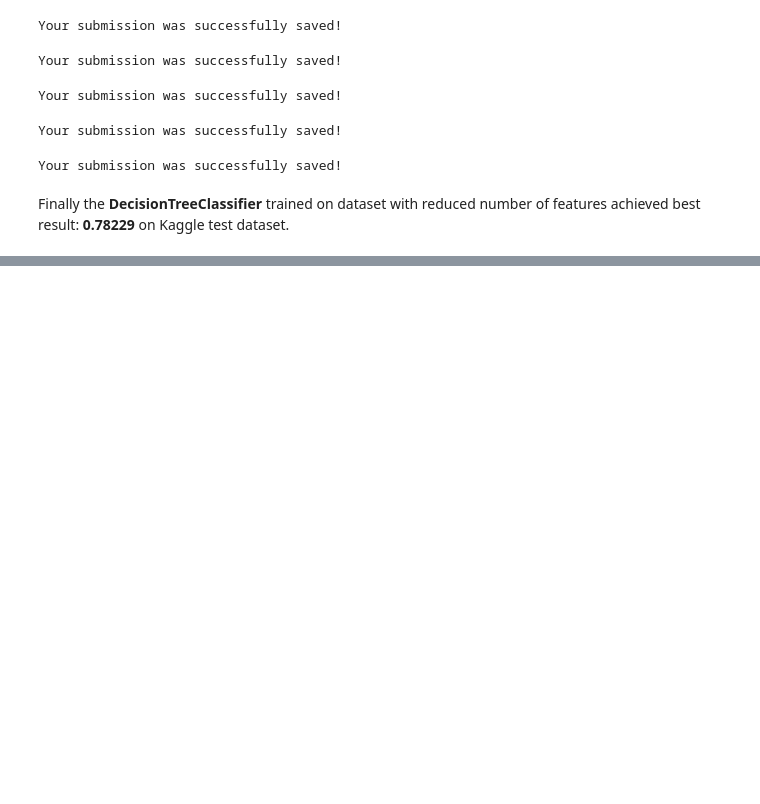
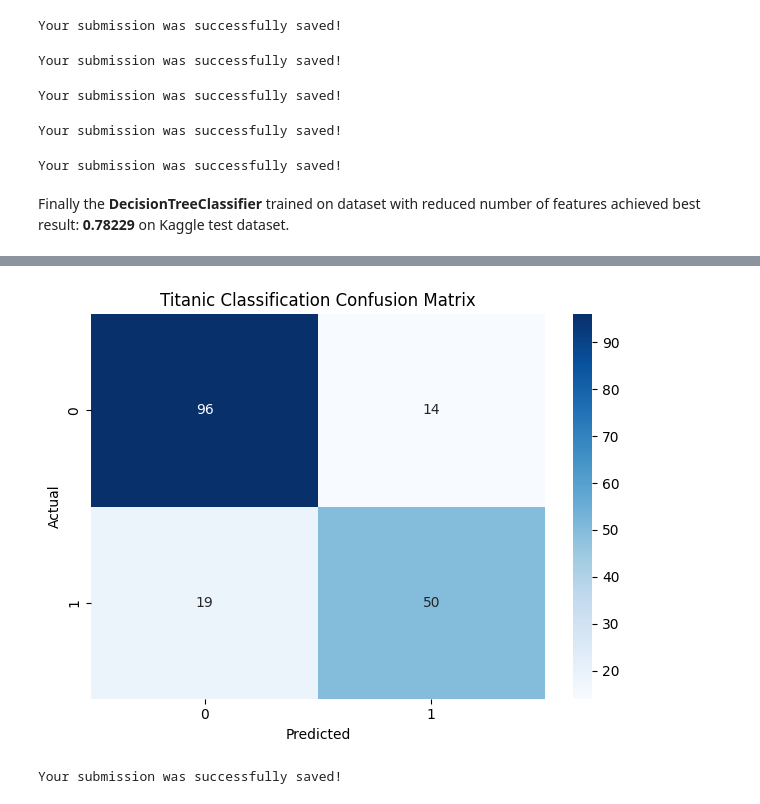
Before and after one commit to Kapek432/Titanic_EDA_ML_Project, a Jupyter notebook: Titanic_EDA_&_ML.ipynb, the cells around one changed output, grey strips where cells are left out. Saved outputs shown, nothing was run; the diff lists cells and outputs as text; code cells hidden in the pictures; blank space fills up the shorter version.

```diff
--- a/Titanic_EDA_&_ML.ipynb
+++ b/Titanic_EDA_&_ML.ipynb
@@ -1093,0 +1144,3 @@ Finally the **DecisionTreeClassifier** trained on dataset with reduced number of
+# %%
+numerical_features = X_train.select_dtypes(include=['number']).columns.tolist()
+categorical_features = X_train.select_dtypes(include=['object', 'category']).columns.tolist()
@@ -1093,0 +1181,19 @@ Finally the **DecisionTreeClassifier** trained on dataset with reduced number of
+# %%
+#Creating random forest model
+from sklearn.model_selection import  GridSearchCV, cross_val_score, StratifiedKFold
+
+pipeline = Pipeline(steps=[
+    ('preprocessor', preprocessor),
+    ('classifier', RandomForestClassifier(random_state=42))
+])
+
+param_grid = {
+    'classifier__n_estimators': [50, 100],
+    'classifier__max_depth': [None, 10, 20],
+    'classifier__min_samples_split': [2, 5]
+}
+
+cv = StratifiedKFold(n_splits=5, shuffle=True)
+# %%
+model = GridSearchCV(pipeline, param_grid, cv=cv, scoring='accuracy',verbose=2)
+model.fit(X_train, y_train)
@@ -1093,0 +1241,5 @@ Finally the **DecisionTreeClassifier** trained on dataset with reduced number of
+# %%
+from sklearn.metrics import classification_report
+
+y_pred = model.predict(X_valid)
+print(classification_report(y_valid, y_pred))
@@ -1093,0 +1255,37 @@ Finally the **DecisionTreeClassifier** trained on dataset with reduced number of
+# %%
+from sklearn.metrics import confusion_matrix
+import seaborn as sns
+
+conf_matrix = confusion_matrix(y_valid, y_pred)
+
+plt.figure()
+sns.heatmap(conf_matrix, annot=True, cmap='Blues', fmt='d')
+
+plt.title('Titanic Classification Confusion Matrix')
+plt.xlabel('Predicted')
+plt.ylabel('Actual')
+
+plt.tight_layout()
+plt.show()
+# %% [output]
+[figure, added]
+# %%
+#Random forest
+test = pd.read_csv('/content/drive/MyDrive/Colab Notebooks/Kaggle competitions/Titanic/test.csv')
+
+test['Alone'] = test['SibSp'] + test['Parch']
+test['Alone'] = test['Alone'].apply(lambda x: 0 if x > 0 else 1)
+
+
+X_test = test[features]
+
+# Best model (includes transformations)
+rf = model.best_estimator_
+rf.fit(X, y)
+y_pred = rf.predict(X_test)
+
+output = pd.DataFrame({'PassengerId': test.PassengerId, 'Survived': y_pred})
+output.to_csv('NEW_RFsubmission.csv', index=False)
+print("Your submission was successfully saved!")
+# %% [output]
+Your submission was successfully saved!
```
Also changed, not shown: parts of 27 cells of this notebook.
